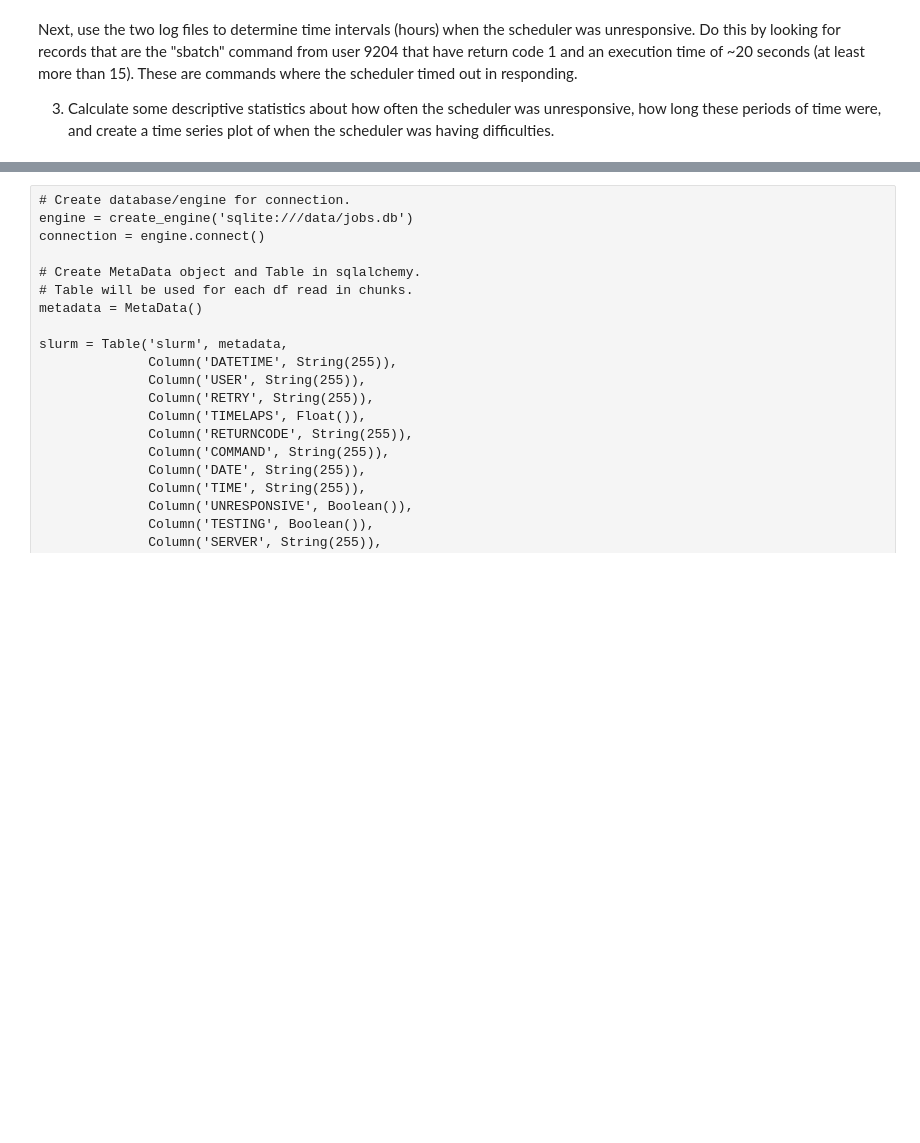
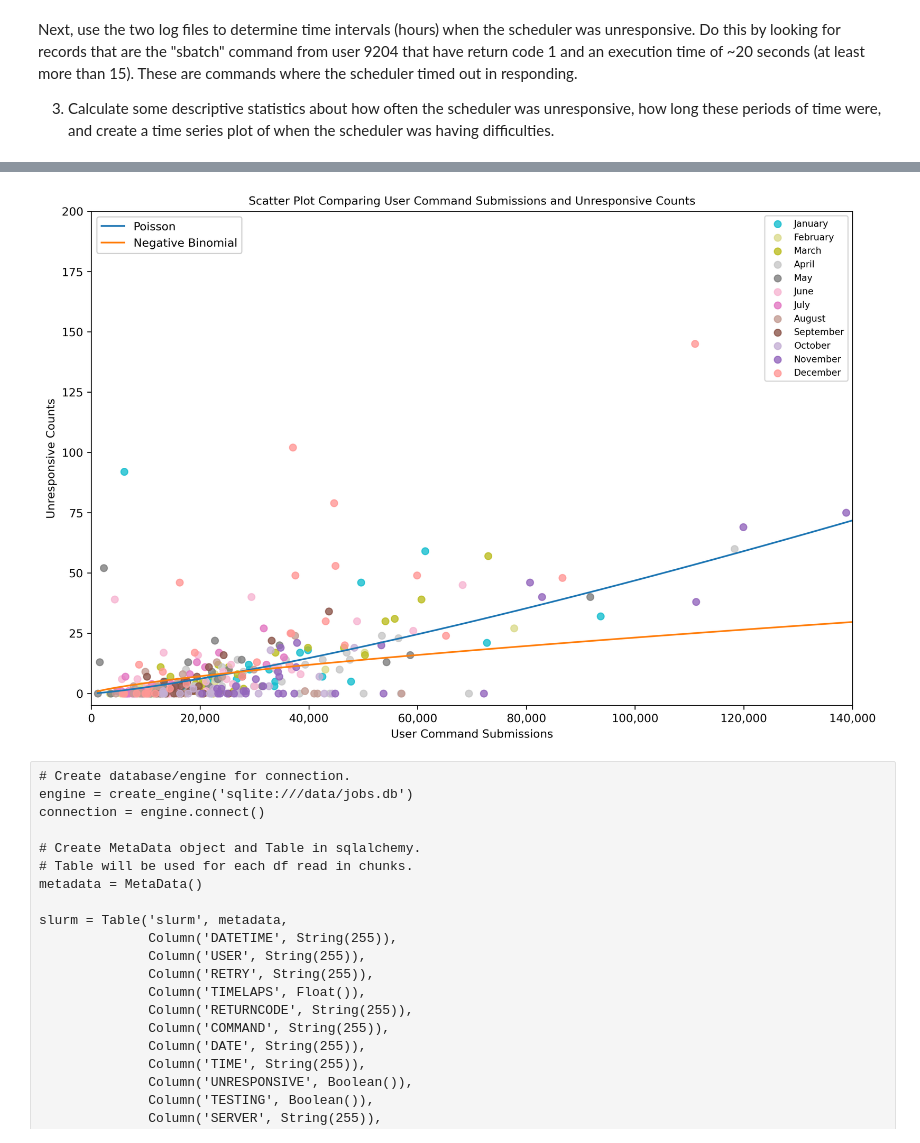
Before and after one commit to nss-data-science-cohort-5/accre-three-musketeers, a Jupyter notebook: charre2021-ACCRE_Question_3.ipynb, the cells around one changed output, grey strips where cells are left out. Cells and saved outputs as stored; diff of their text form; code cells hidden in the pictures; blank space fills up the shorter version.

```diff
--- a/charre2021-ACCRE_Question_3.ipynb
+++ b/charre2021-ACCRE_Question_3.ipynb
@@ -541,35 +623,37 @@ first_legend = ax.legend(list_of_scatter,
                          months,
                          scatterpoints = 1,
                          loc = 'upper right',
                          fontsize = 8)
 ax.add_artist(first_legend)
 
 # Create x prediction range for models.
 x_predict_range = np.linspace(start = scatter_responsiveness_by_day['USERCOUNT'].min(),
                               stop = scatter_responsiveness_by_day['USERCOUNT'].max(),
                               num = 357) # Shape required.
 
 # Generate y values from model.
 y_1 = poisson_model.predict(sm.add_constant(np.log(x_predict_range)))
 y_2 = nb_model.predict(sm.add_constant(np.log(x_predict_range)))
 
 # Plot regression lines.
-poisson_line, = ax.plot(np.sort(scatter_responsiveness_by_day['USERCOUNT']),y_1)
-nb_line, = ax.plot(np.sort(scatter_responsiveness_by_day['USERCOUNT']),y_2)
+poisson_line, = ax.plot((x_predict_range),y_1)
+nb_line, = ax.plot((x_predict_range),y_2)
 
 # Create legend for each line.
 poisson_line.set_label('Poisson')
 nb_line.set_label('Negative Binomial')
 second_legend = ax.legend([poisson_line, nb_line],
                           ['Poisson','Negative Binomial'],
                           loc = 'upper left')
 ax.add_artist(second_legend)
 ax.get_xaxis().set_major_formatter(mtick.FuncFormatter(lambda x, p: format(int(x), ',')))
 plt.ylim(-5, 200)
 plt.xlim(-5, 140000)
 plt.xlabel('User Command Submissions')
 plt.ylabel('Unresponsive Counts')
 plt.title('Scatter Plot Comparing User Command Submissions and Unresponsive Counts', fontsize = 10);
+# %% [output]
+[figure, added]
 # %% [raw]
 # Create database/engine for connection.
 engine = create_engine('sqlite:///data/jobs.db')
```
Also changed, not shown: parts of 13 cells of this notebook, 4 other files.
